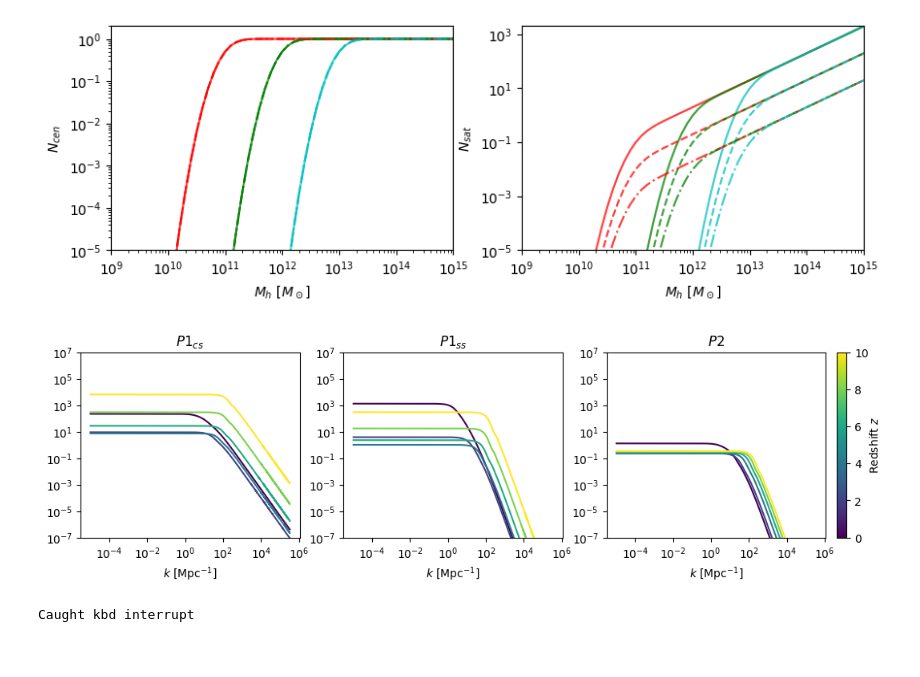
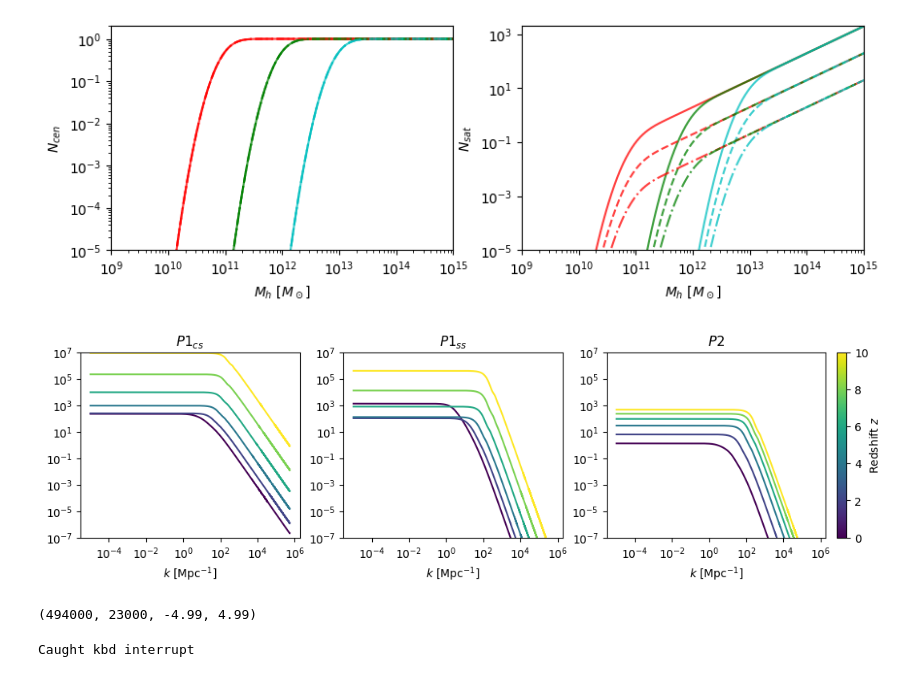
Before and after one commit to Ferr013/HOD, a Jupyter notebook: test_note.ipynb, the cells around one changed output. Cells and saved outputs as stored; diff of their text form; code cells hidden in the pictures.

```diff
--- a/test_note.ipynb
+++ b/test_note.ipynb
@@ -24,7 +102,7 @@ fig, ax = plt.subplots(1, 3, figsize=(12, 3), sharex=False, sharey=False)
 z_display = np.array([0,2,4,6,8,10])
 color = iter(cm.viridis(np.linspace(0,1,len(z_display))))
 for z in tqdm(z_display):
-    hmf_mass, hmf_dndm, hmf_nu, hmf_k, hmf_PS, _ = HOD.init_lookup_table(z, REWRITE_TBLS = 0)
+    hmf_mass, hmf_dndm, hmf_nu, hmf_k, hmf_PS = HOD.init_lookup_table(z, 0, REWRITE_TBLS = 0)
     hmf_mass = hmf_mass * h
     hmf_dndm = hmf_dndm / h**4
     hmf_k  = hmf_k / h
@@ -95,7 +178,10 @@ plt.show()
 M_min, M_sat = 1e12, 1e13
 
 def PS_1cs_1ss_2_terms(z, M_h_array, HMF_array, N_G, NCEN, NSAT, U_FT, bias):
-    _corr_ = (1 + z)**3
+    if U_FT is None:
+        crit_dens_rescaled = (4/3*np.pi*cosmo.critical_density(z).value*200*2e40)
+        U_FT = np.array([HOD.u_FT(k, hmf_mass, z, crit_dens_rescaled) for k in hmf_k])
+    _corr_ = 1#(1 + z)**3
     PS1cs = np.trapz(HMF_array * NCEN * NSAT * U_FT, M_h_array) * 2 / np.power(N_G, 2) / _corr_
     PS1ss = np.trapz(HMF_array * NSAT * NSAT * U_FT * U_FT, M_h_array) * 1 / np.power(N_G, 2) / _corr_
     PS_2h = np.power(np.trapz((NCEN + NSAT) * HMF_array * bias * U_FT, M_h_array)/ N_G, 2) / _corr_
@@ -106,7 +192,8 @@ fig, ax = plt.subplots(1, 3, figsize=(12, 3), sharex=False, sharey=False)
 z_display = np.array([0,2,4,6,8,10])
 color = iter(cm.viridis(np.linspace(0,1,len(z_display))))
 for z in tqdm(z_display):
-    M_h_array, HMF_array, hmf_nu, hmf_k, hmf_PS, U_FT = HOD.init_lookup_table(z, 0)
+    M_h_array, HMF_array, hmf_nu, hmf_k, hmf_PS = HOD.init_lookup_table(z, 0, 0)
+    U_FT = None
     NCEN = HOD.N_cen(M_h_array, M_min, 0.2)
     NSAT = HOD.N_sat(M_h_array, M_sat, 1, M_min, 0.2)
     N_G  = np.trapz(HMF_array*(NCEN + NSAT), M_h_array)
@@ -121,34 +208,41 @@ ax[0].set_xscale('log')
 ax[0].set_yscale('log')
 ax[0].set_xlabel(r'$k$ [Mpc$^{-1}]$')
 ax[0].set_title(r'$P1_{cs}$')
 
 ax[1].set_xscale('log')
 ax[1].set_yscale('log')
 ax[1].set_xlabel(r'$k$ [Mpc$^{-1}]$')
 ax[1].set_title(r'$P1_{ss}$')
 
 ax[2].set_xscale('log')
 ax[2].set_yscale('log')
 ax[2].set_xlabel(r'$k$ [Mpc$^{-1}]$')
 ax[2].set_title(r'$P2$')
 # ax[0].set_xlim((1e9,1e17))
 # ax[1].set_xlim((1e9,1e17))
 # ax[2].set_xlim((1e9,1e17))
 ax[0].set_ylim((1e-7,1e7))
 ax[1].set_ylim((1e-7,1e7))
 ax[2].set_ylim((1e-7,1e7))
 
 
 p0 = ax[1].get_position().get_points().flatten()
 ax_cbar = fig.add_axes([0.912, 0.11, 0.01, 0.77])
 norm = NormColor(vmin=np.min(z_display),vmax=np.max(z_display))
 s_m = cm.ScalarMappable(cmap=cm.viridis, norm=norm)
 s_m.set_array([])
 cbar = plt.colorbar(s_m, cax=ax_cbar)
 cbar.set_label(r'Redshift $z$', labelpad=0)
 plt.show()
 # %% [output]
-[figure, old version]
+[figure, new version]
+# %%
+min_lnk, max_ln_k, step_lnk = -11.1, 13.6, 0.00005
+min_lnk, max_ln_k, step_lnk = -11.5, 11.5, 0.001
+
+len(hmf_k), int(np.ceil((max_ln_k - min_lnk)/step_lnk)), np.around(np.log10(np.exp(min_lnk)),2), np.around(np.log10(np.exp(max_ln_k)), 2)
+# %% [output]
+(494000, 23000, -4.99, 4.99)
 # %%
 M_sat, M_min, sigma_logM, alpha = 10**13.0, 10**12.0, 0.2, 1.0
 th_arr = np.logspace(-0.5, 3.5, 21)
```
Also changed, not shown: parts of 6 cells of this notebook, 1 other file.
